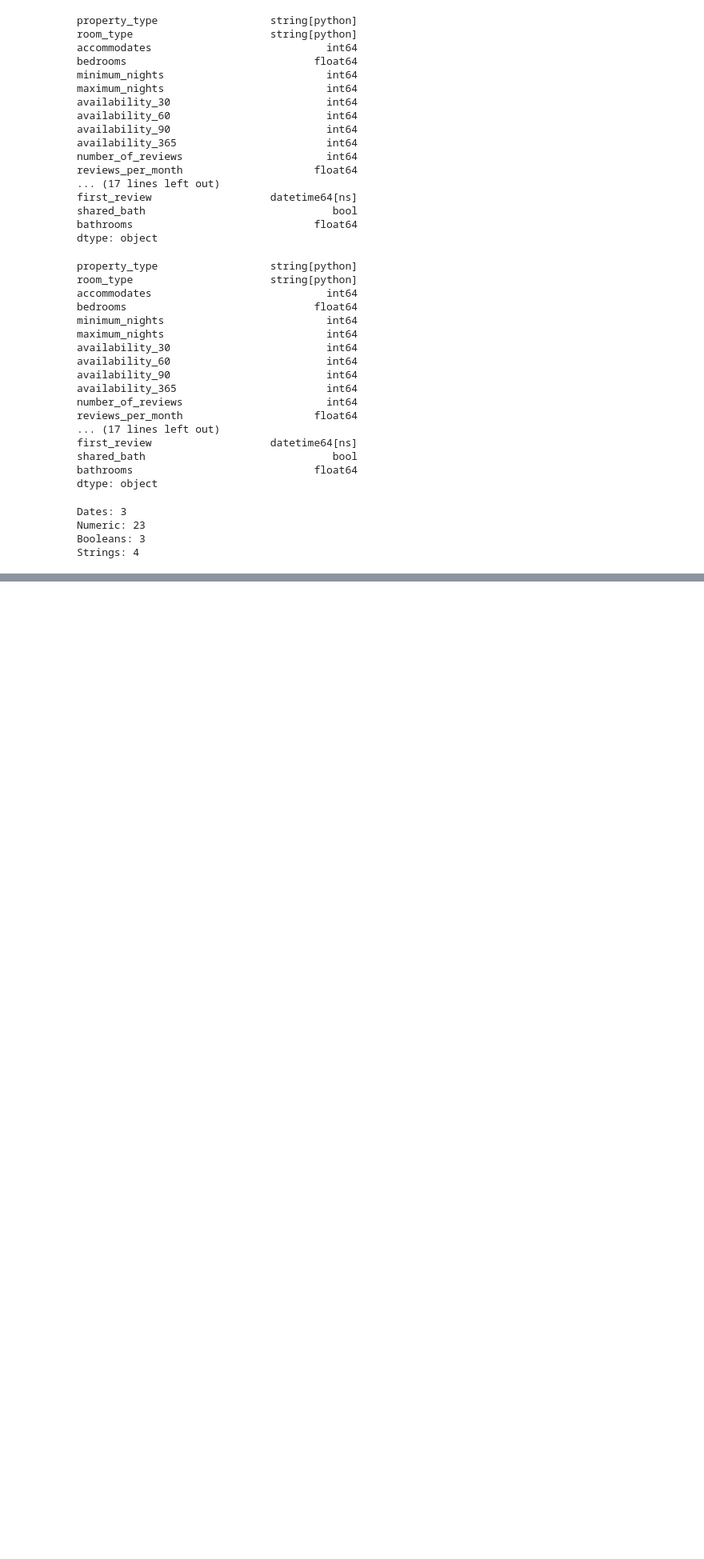
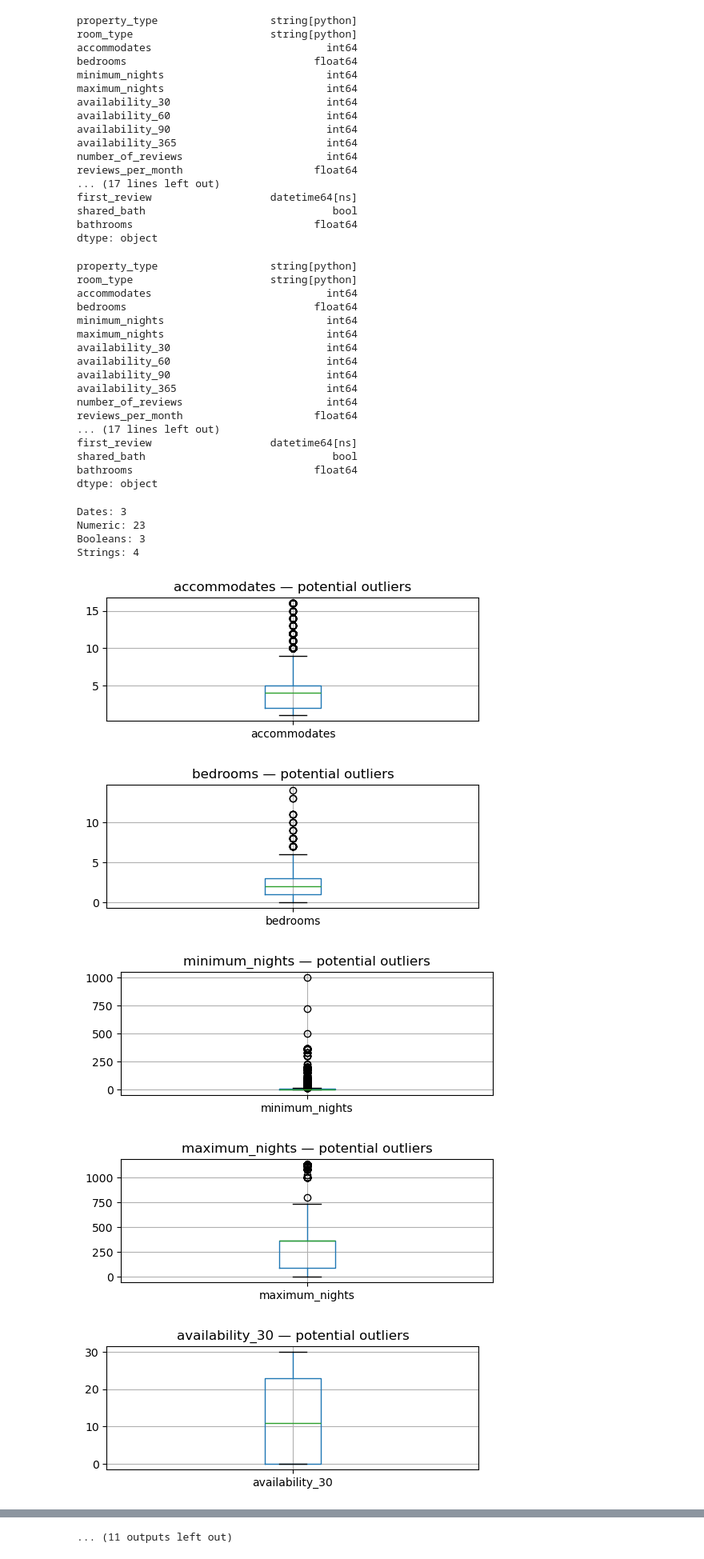
Before and after one commit to rossmilleraz/Airbnb, a Jupyter notebook: notebooks/eda.ipynb, the cells around one changed output, grey strips where cells are left out. Shown: that part at 80% size. Cells and saved outputs as stored; diff of their text form; code cells hidden in the pictures; blank space fills up the shorter version.

```diff
--- a/notebooks/eda.ipynb
+++ b/notebooks/eda.ipynb
@@ -388,3 +393,46 @@ Dates: 3
 Numeric: 23
 Booleans: 3
 Strings: 4
+# %%
+def summarize_outliers(df, iqr_multiplier=1.5):
+    """
+    Summarizes and visualizes potential outliers for all numeric columns in a DataFrame.
+    Uses the IQR rule: values outside [Q1 - 1.5*IQR, Q3 + 1.5*IQR] are flagged as outliers.
+    """
+    numeric_cols = df.select_dtypes(include=['float', 'int']).columns
+    summary = []
+
+    for col in numeric_cols:
+        Q1 = df[col].quantile(0.25)
+        Q3 = df[col].quantile(0.75)
+        IQR = Q3 - Q1
+
+        lower_bound = Q1 - iqr_multiplier * IQR
+        upper_bound = Q3 + iqr_multiplier * IQR
+
+        outliers = df[(df[col] < lower_bound) | (df[col] > upper_bound)][col]
+        summary.append({
+            'Column': col,
+            'Outliers': len(outliers),
+            'Total': df[col].notna().sum(),
+            'Percent': round((len(outliers) / df[col].notna().sum()) * 100, 2)
+        })
+
+        # Quick visualization
+        plt.figure(figsize=(6, 2))
+        df.boxplot(column=col)
+        plt.title(f'{col} — potential outliers')
+        plt.show()
+
+    summary_df = pd.DataFrame(summary).sort_values(by='Percent', ascending=False)
+    return summary_df
+# %%
+import matplotlib.pyplot as plt
+outlier_summary = summarize_outliers(df)
+outlier_summary.head(10)
+# %% [output]
+[figure, added]
+[figure, added]
+[figure, added]
+[figure, added]
+[figure, added]
@@ -390,0 +446 @@ Strings: 4
+... (11 outputs left out)
```
Also changed, not shown: parts of 2 cells of this notebook, 4 other files.
